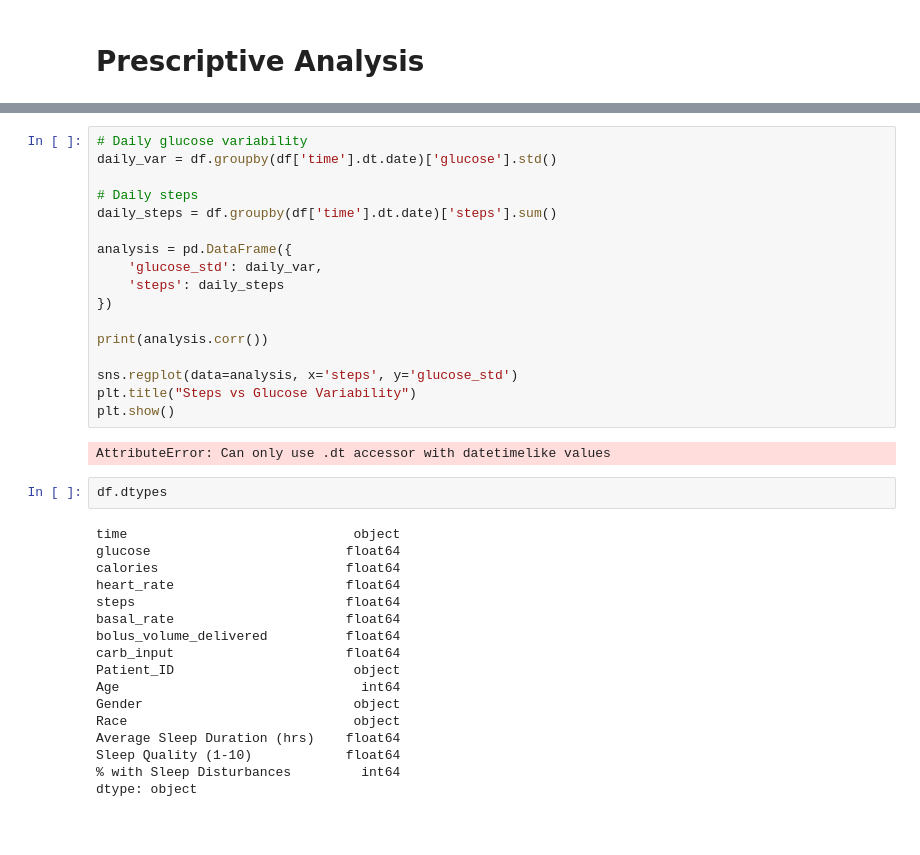
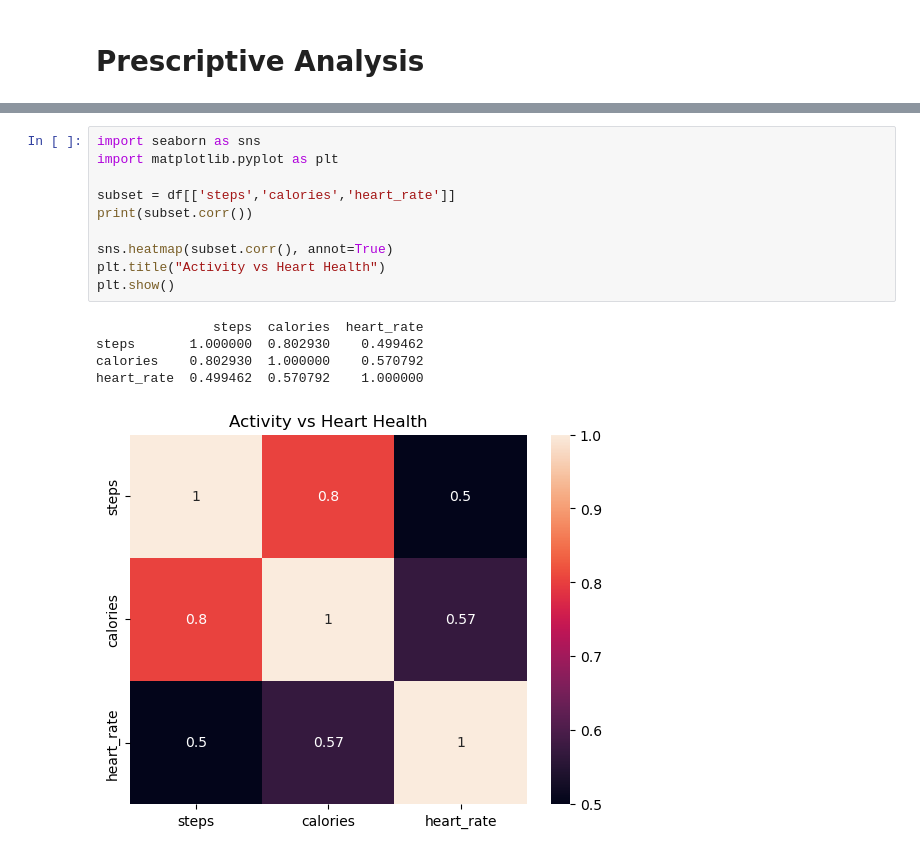
Before and after one commit to dev-ssr/team9_PyCoders_PythonHackathon_MAY2026, a Jupyter notebook: Team9_PyCoders_Category3.PrescriptiveAnalysis.ipynb, the cells around one changed output, grey strips where cells are left out. Cells and saved outputs as stored; diff of their text form; blank space fills up the shorter version.

Commit message:
Update prescriptive analysis notebook

```diff
--- a/Team9_PyCoders_Category3.PrescriptiveAnalysis.ipynb
+++ b/Team9_PyCoders_Category3.PrescriptiveAnalysis.ipynb
@@ -52,41 +473,19 @@ Why?
 Steps indicate movement/activity.
 Calories estimate energy expenditure.
 Together they show whether exercise stabilizes glucose.
-# %%
-# Daily glucose variability
-daily_var = df.groupby(df['time'].dt.date)['glucose'].std()
-
-# Daily steps
-daily_steps = df.groupby(df['time'].dt.date)['steps'].sum()
-
-analysis = pd.DataFrame({
-    'glucose_std': daily_var,
-    'steps': daily_steps
-})
-
-print(analysis.corr())
-
-sns.regplot(data=analysis, x='steps', y='glucose_std')
-plt.title("Steps vs Glucose Variability")
-plt.show()
-# %% [output]
-AttributeError: Can only use .dt accessor with datetimelike values
-# %%
-df.dtypes
-# %% [output]
-time                             object
-glucose                         float64
-calories                        float64
-heart_rate                      float64
-steps                           float64
-basal_rate                      float64
-bolus_volume_delivered          float64
-carb_input                      float64
-Patient_ID                       object
-Age                               int64
-Gender                           object
-Race                             object
-Average Sleep Duration (hrs)    float64
-Sleep Quality (1-10)            float64
-% with Sleep Disturbances         int64
-dtype: object
+# %%
+import seaborn as sns
+import matplotlib.pyplot as plt
+
+subset = df[['steps','calories','heart_rate']]
+print(subset.corr())
+
+sns.heatmap(subset.corr(), annot=True)
+plt.title("Activity vs Heart Health")
+plt.show()
+# %% [output]
+               steps  calories  heart_rate
+steps       1.000000  0.802930    0.499462
+calories    0.802930  1.000000    0.570792
+heart_rate  0.499462  0.570792    1.000000
+[figure, added]
```
Also changed, not shown: parts of 21 cells of this notebook.
